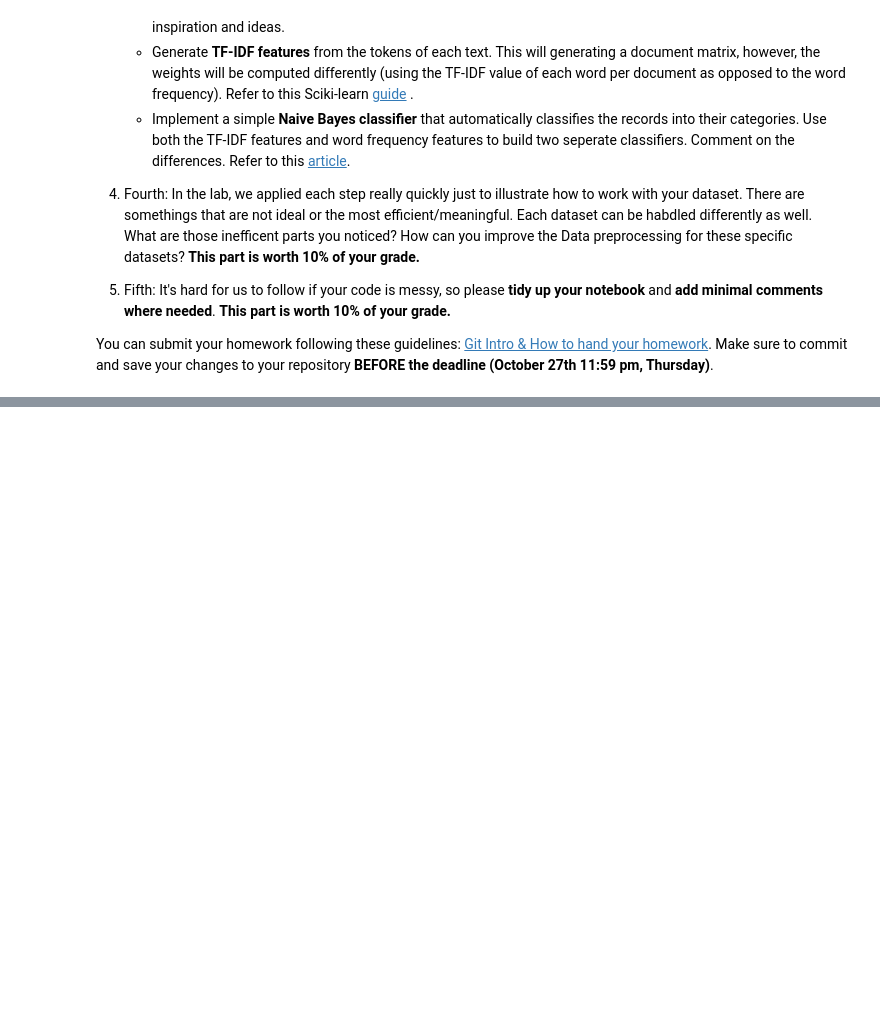
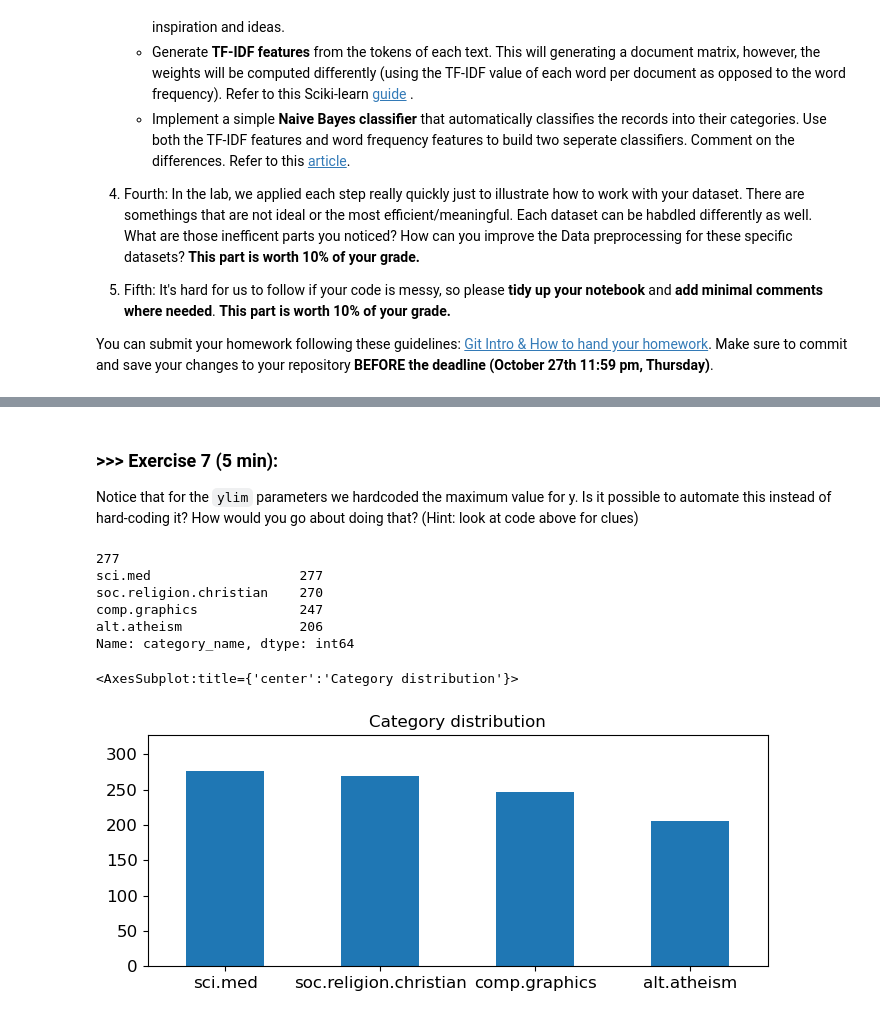
Before and after one commit to howardwang1005/DM2023-Lab1-Master, a Jupyter notebook: Homework/DM2023-Lab1-Homework.ipynb, the cells around one changed output, grey strips where cells are left out. Cells and saved outputs as stored; diff of their text form; code cells hidden in the pictures; blank space fills up the shorter version.

```diff
--- a/Homework/DM2023-Lab1-Homework.ipynb
+++ b/Homework/DM2023-Lab1-Homework.ipynb
@@ -35,0 +348,4 @@ You can submit your homework following these guidelines: [Git Intro & How to han
+# %%
+print(X.shape)
+X_sample = X.sample(n=1000,random_state=42) #random state
+display(X_sample)
@@ -35,0 +410,24 @@ You can submit your homework following these guidelines: [Git Intro & How to han
+# %% [markdown]
+### >>> **Exercise 7 (5 min):**
+Notice that for the `ylim` parameters we hardcoded the maximum value for y. Is it possible to automate this instead of hard-coding it? How would you go about doing that? (Hint: look at code above for clues)
+# %%
+# Answer here
+
+# plot barchart for X_sample
+print(max(X_sample.category_name.value_counts()))
+upper_bound = max(X_sample.category_name.value_counts() + 50) #277 + 50
+print(X_sample.category_name.value_counts())
+
+X_sample.category_name.value_counts().plot(kind = 'bar',
+                                           title = 'Category distribution',
+                                           ylim = [0, upper_bound],
+                                           rot = 0, fontsize = 12, figsize = (8,3))
+# %% [output]
+277
+sci.med                   277
+soc.religion.christian    270
+comp.graphics             247
+alt.atheism               206
+Name: category_name, dtype: int64
+<AxesSubplot:title={'center':'Category distribution'}>
+[figure, added]
```
Also changed, not shown: parts of 173 cells of this notebook, 1 other file.
